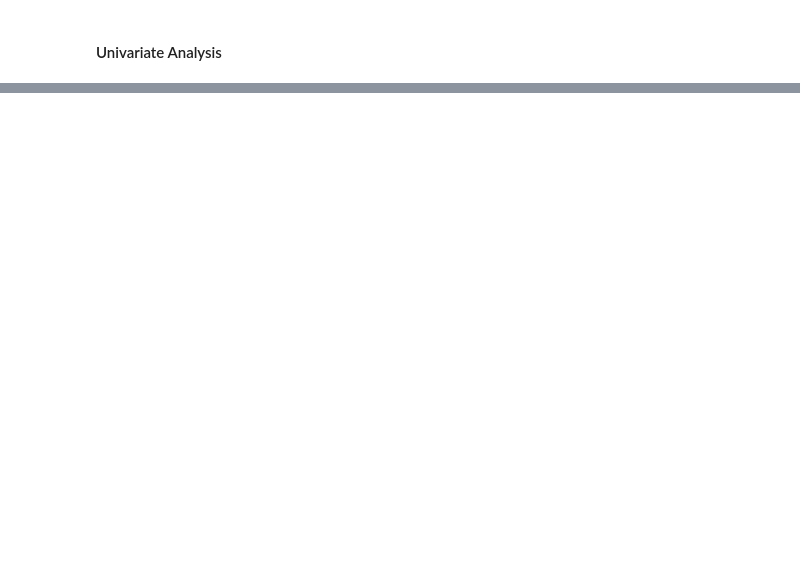
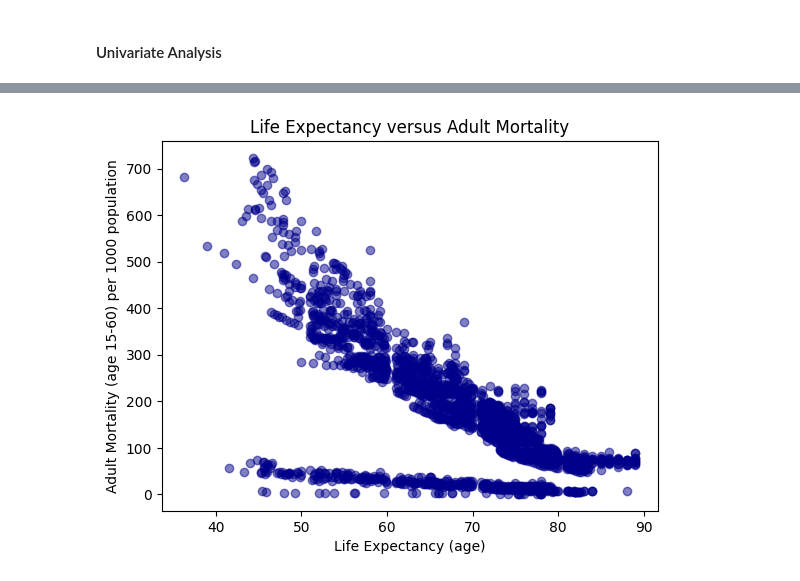
Before and after one commit to Helzheng123/datasci_3_eda, a Jupyter notebook: datasci_3_eda_hha507wk3.ipynb, the cells around one changed output, grey strips where cells are left out. Drawn from its saved outputs; the diff is of its cells as text; code cells hidden in the pictures; blank space fills up the shorter version.

```diff
--- a/datasci_3_eda_hha507wk3.ipynb
+++ b/datasci_3_eda_hha507wk3.ipynb
@@ -196,0 +353,10 @@ data[['infantdeaths', 'adultmortality', 'measles']].describe()
+# %%
+# Use Scatter plots
+
+plt.scatter(data['Life expectancy'], data['Adult Mortality'], alpha=0.5, color='darkblue')
+plt.title('Life Expectancy versus Adult Mortality')
+plt.xlabel('Life Expectancy (age)')
+plt.ylabel('Adult Mortality (age 15-60) per 1000 population')
+plt.show()
+# %% [output]
+[figure, added]
```
Also changed, not shown: parts of 33 cells of this notebook.
